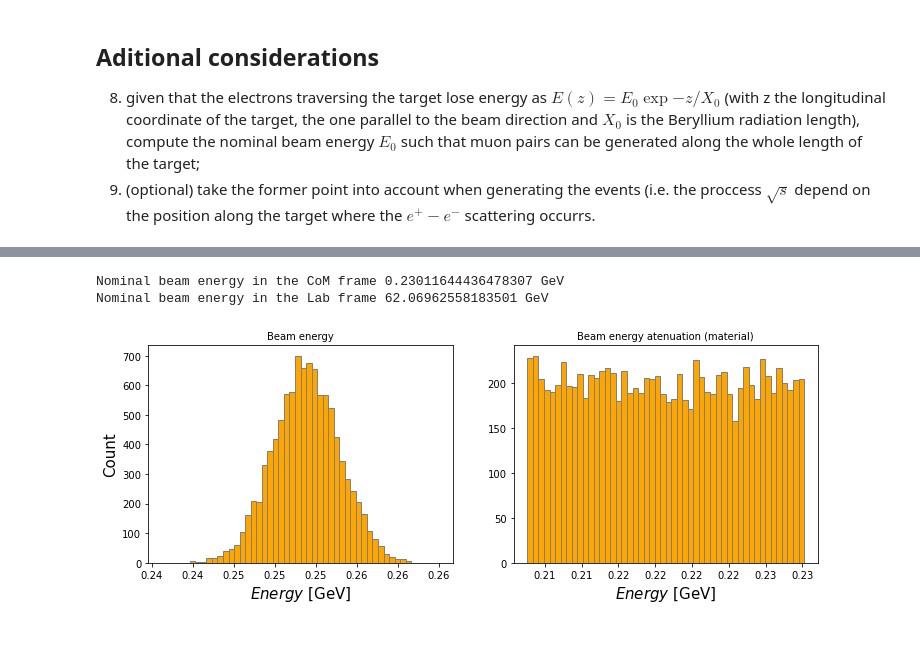
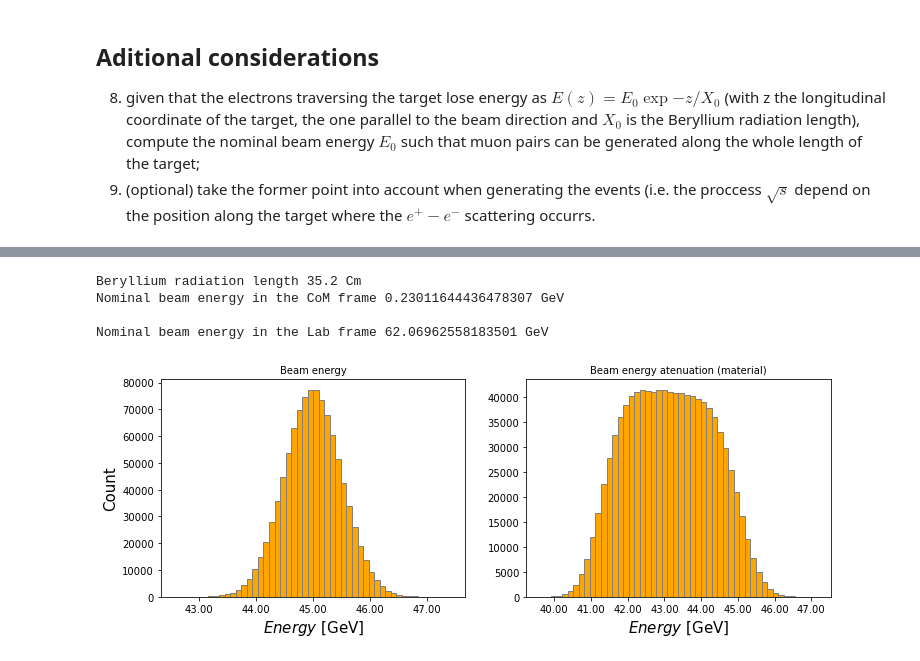
Before and after one commit to eigen-carmona/LCP_projects_Y3, a Jupyter notebook: Muons_project.ipynb, the cells around one changed output, grey strips where cells are left out. Saved outputs shown, nothing was run; the diff lists cells and outputs as text; code cells hidden in the pictures.

```diff
--- a/Muons_project.ipynb
+++ b/Muons_project.ipynb
@@ -946,13 +1007,17 @@ plt.show()
 ##################################################################################
 #Simulation parameters
 
-N     = 10**4 #Number of positrons
+N     = 10**6 #Number of positrons
+E_lab = 45    #[GeV]
 sigma = 0.5   # mean and standard deviation
 
 ###################################################################################
 # %%
-E0_cm = 2 *muon_mass/np.exp(-target_length/X0)
+E0_cm = 2 *muon_mass/np.exp(-target_length/properties.at[3,'X0'])
+
+print('Beryllium radiation length',properties.at[3,'X0'],'Cm')
 print('Nominal beam energy in the CoM frame',E0_cm, 'GeV')
+print('')
 
 vz = -np.sqrt(1-4*electron_mass**2/E0_cm**2)
 gamma = 1/np.sqrt(1-vz**2)
@@ -961,59 +1026,69 @@ pzm = p * np.cos(0)                                       #Where does p come fro
 E0_lb = gamma*(E0_cm-pzm*vz)
 print('Nominal beam energy in the Lab frame',E0_lb, 'GeV')
 # %% [output]
+Beryllium radiation length 35.2 Cm
 Nominal beam energy in the CoM frame 0.23011644436478307 GeV
+
 Nominal beam energy in the Lab frame 62.06962558183501 GeV
 # %%
-E_lab = E0_lb    #GeV
+#be generated along the whole length of the target as the media.
+#E_lab = E0_lb
 
 #Obtain the positron energy samples in the laboratory frame
 E_lab_samples = np.random.normal(E_lab, sigma, N)
 
+#We keep the distribution for ploting purposes
+E_lab_plot = E_lab_samples
+
+#Now we distribute the energies according the position in the Beryllium plate
+##########################################################################
+x = np.random.uniform(low=0., high=target_length, size=(len(E_lab_samples),))
+E_lab_samples = E_lab_samples*np.exp(-x/properties.at[3,'X0'])
+##########################################################################
+
 #Boost of the positrons energy to the Center of Mass Frame
-vz    = np.sqrt((E_lab-electron_mass)/(E_lab+electron_mass))
+vz    = np.sqrt((E_lab_samples-electron_mass)/(E_lab_samples+electron_mass))
 gamma = 1/np.sqrt(1-vz**2)
 
 E_cm_samples = 2 *gamma*(E_lab_samples-vz*np.sqrt(E_lab_samples**2-electron_mass**2))
 
-#Now we distribute the energies according the point in the Beryllium plate
-##########################################################################
-x = np.random.uniform(low=0., high=target_length, size=(len(E_cm_samples),))
-a = E0_cm*np.exp(-x/X0)
-##########################################################################
-
 #Filter the values below the threshold
-b = a[a> 2* muon_mass]
+b = E_cm_samples[E_cm_samples> 2* muon_mass]
 
 N_instances = len(b)
 
+
 #######################
+# DEPRECATED
 #EXTREMELY INEFICIENT METHOD TO GET THETA takes around 25 minutes
-theta_cm_instances = np.arange(0,0)
-for i in range(0,N_instances):
-    theta_cm_instances = np.append(theta_cm_instances,np.random.choice(accept_reject(10**5,pdf_theta_normalized,box,b[i])))
+#theta_cm_instances = np.arange(0,0)
+#for i in range(0,N_instances):
+#    theta_cm_instances = np.append(theta_cm_instances,np.random.choice(accept_reject(10**5,#pdf_theta_normalized,box,b[i])))
+
+theta_cm_instances = inv_cdf(b,np.random.random(N_instances))
 
 phi_cm_instances   = np.random.uniform(0., 2*np.pi, N_instances)
 # %%
 #Energy distributions
 fig, (ax1,ax2) = plt.subplots(nrows=1, ncols=2, figsize=(12, 4))
 
-n, bins, _ = ax1.hist(E_cm_samples, bins=50,color='orange', ec='grey')
+n, bins, _ = ax1.hist(E_lab_plot, bins=50,color='orange', ec='grey')
 ax1.set_title('Beam energy', fontsize=10)
 ax1.set_xlabel(r'$Energy$ [GeV]', fontsize=15)
 ax1.set_ylabel('Count', fontsize=15)
 #ax1.ticklabel_format(axis="y", style="sci", scilimits=(5,5))
 ax1.xaxis.set_major_formatter(FormatStrFormatter('%.2f'))
 
 
-n, bins, _ = ax2.hist(a, bins=50,color='orange', ec='grey')
+n, bins, _ = ax2.hist(E_lab_samples, bins=50,color='orange', ec='grey')
 ax2.set_title('Beam energy atenuation (material)', fontsize=10)
 ax2.set_xlabel(r'$Energy$ [GeV]', fontsize=15)
 #ax2.ticklabel_format(axis="y", style="sci", scilimits=(5,5))
 ax2.xaxis.set_major_formatter(FormatStrFormatter('%.2f'))
 
 plt.show()
 # %% [output]
-[figure, old version]
+[figure, new version]
 # %%
 #Calculate the total momentum p       CM
 #Calculate the momentum components in CM
```
Also changed, not shown: parts of 35 cells of this notebook, 1 other file.
